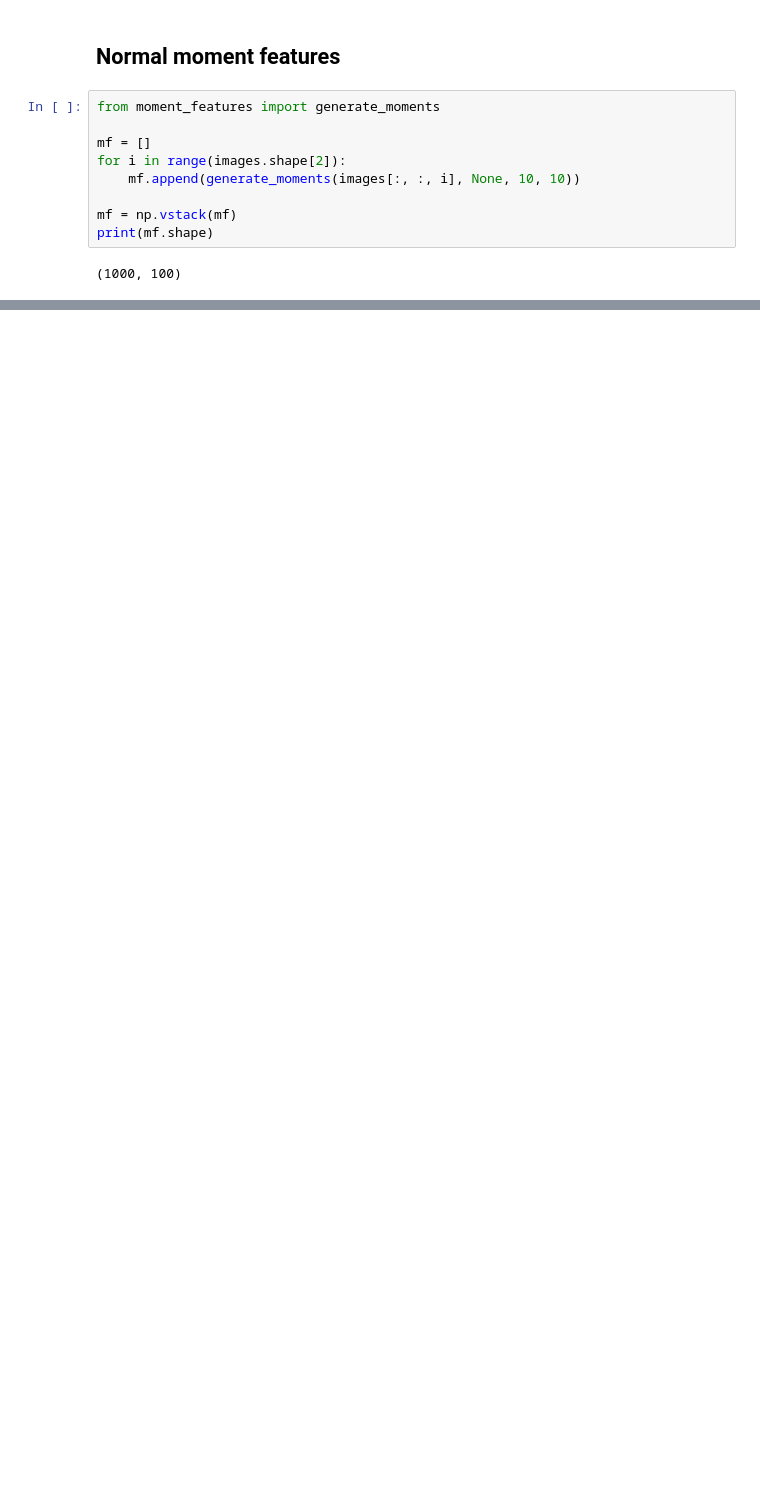
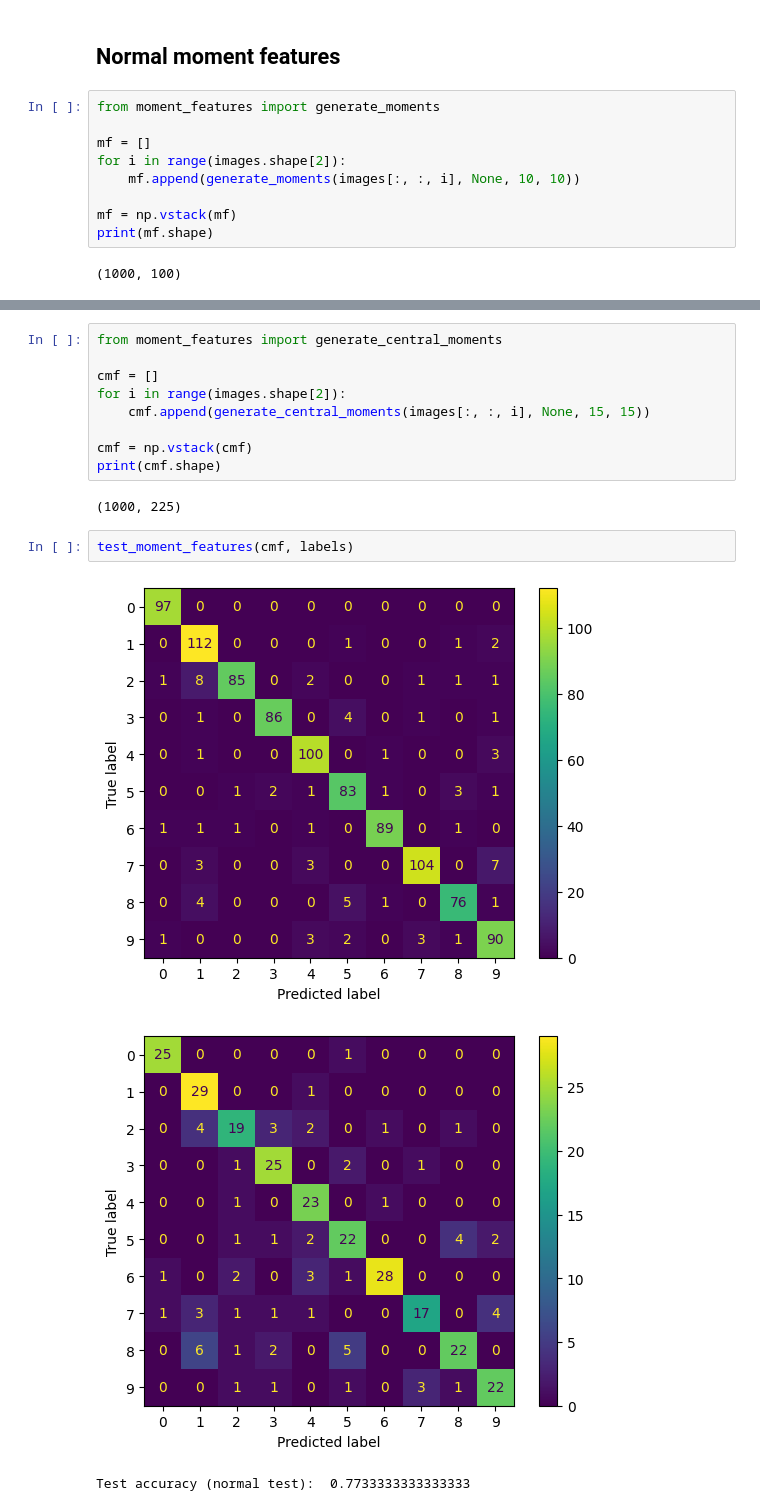
Before and after one commit to spjoliver/TMS016_DOG, a Jupyter notebook: Part 1/Lab5.ipynb, the cells around one changed output, grey strips where cells are left out. Saved outputs shown, nothing was run; the diff lists cells and outputs as text; blank space fills up the shorter version.

```diff
--- a/Part 1/Lab5.ipynb
+++ b/Part 1/Lab5.ipynb
@@ -143,0 +152,17 @@ Test accuracy:  0.804
+# %%
+from moment_features import generate_central_moments
+
+cmf = []
+for i in range(images.shape[2]):
+    cmf.append(generate_central_moments(images[:, :, i], None, 15, 15))
+
+cmf = np.vstack(cmf)
+print(cmf.shape)
+# %% [output]
+(1000, 225)
+# %%
+test_moment_features(cmf, labels)
+# %% [output]
+[figure, added]
+[figure, added]
+Test accuracy (normal test):  0.7733333333333333
```
Also changed, not shown: parts of 19 cells of this notebook, 1 other file.
